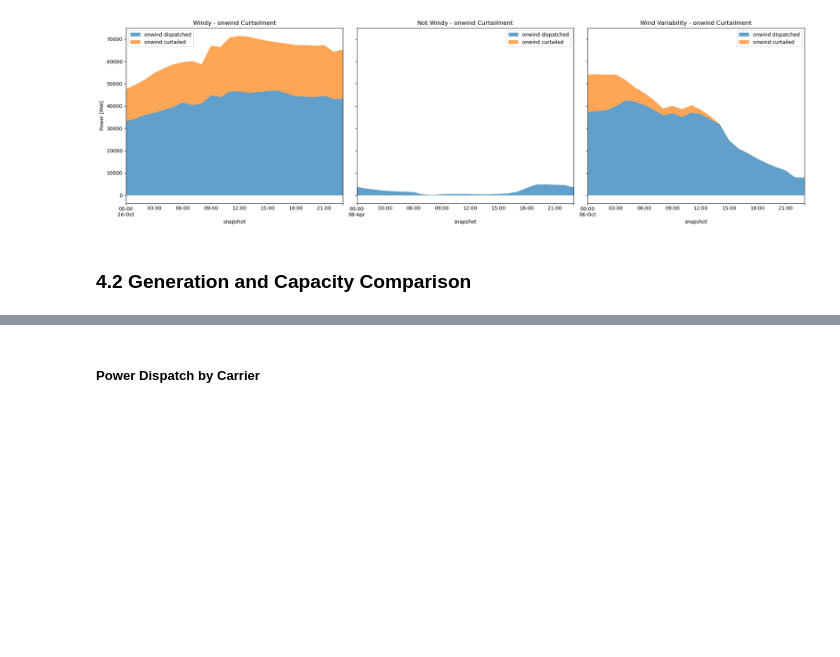
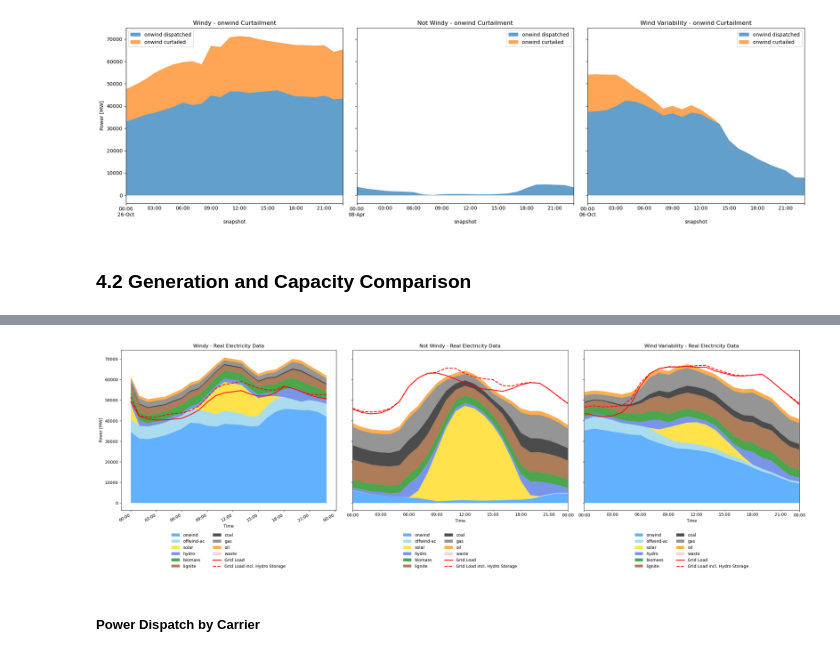
Before and after one commit to Luca2299/pypsa-eur, a Jupyter notebook: notebooks/Comparison_Base.ipynb, the cells around one changed output, grey strips where cells are left out. Saved outputs shown, nothing was run; the diff lists cells and outputs as text; code cells hidden in the pictures; blank space fills up the shorter version.

```diff
--- a/notebooks/Comparison_Base.ipynb
+++ b/notebooks/Comparison_Base.ipynb
@@ -342,2 +415,81 @@ plt.show()
+# %%
+# Plot the combined real-data frames for comparison with the simulation
+fig, axes = plt.subplots(1, 3, figsize=(24, 7), sharey=True)
+
+colors = {
+    # Wind
+    "onwind": "dodgerblue",
+    "offwind-ac": "skyblue",
+    "offwind-float": "steelblue",
+    # Solar
+    "solar": "gold",
+    "solar-hsat": "khaki",
+    # Hydro
+    "hydro": "royalblue",
+    "ror": "lightblue",
+    # Fossil Fuels
+    "lignite": "saddlebrown",
+    "coal": "black",
+    "gas": "dimgray",
+    "oil": "darkorange",
+    "OCGT": "lightgray",
+    "CCGT": "darkgray",
+    # Other
+    "biomass": "green",
+    "waste": "pink",
+    "geothermal": "firebrick",
+    "battery discharge": "purple",
+    "load": "red",
+    "grid load": "blue",
+    "grid load with hydro storage": "dimgray",
+}
+
+cols = [
+    "onwind", "offwind-ac", "offwind-float",
+    "solar", "solar-hsat",
+    "hydro", "ror",
+    "biomass", "geothermal",
+    "lignite", "coal", "gas", "oil", "waste",
+    "OCGT", "CCGT",
+    "battery discharge",
+    "load",
+]
+
+scenario_titles = ["Windy", "Not Windy", "Wind Variability"]
+
+for ax, scenario_title in zip(axes, scenario_titles):
+    df = actual_electricity_data[scenario_title].copy().sort_index()
+
+    if df.index.duplicated().any():
+        df = df.groupby(level=0).mean(numeric_only=True)
+
+    generation_cols = [col for col in cols if col in df.columns]
+    plot_df = df[generation_cols].copy()
+    plot_colors = [colors.get(col, "gray") for col in generation_cols]
+
+    plot_df.plot(kind="area", ax=ax, lw=0, color=plot_colors, alpha=0.7)
+
+    if "grid load" in df.columns:
+        df["grid load"].plot(ax=ax, color="red", lw=2, label="Grid Load")
+    if "grid load with hydro storage" in df.columns:
+        df["grid load with hydro storage"].plot(
+            ax=ax,
+            color="red",
+            lw=2,
+            linestyle="--",
+            label="Grid Load incl. Hydro Storage",
+        )
+
+    ax.set_title(f"{scenario_title} - Real Electricity Data")
+    ax.set_ylabel("Power [MW]")
+    ax.set_xlabel("Time")
+    ax.xaxis.set_major_formatter(plt.matplotlib.dates.DateFormatter("%H:%M"))
+    ax.legend(ncol=2, loc="upper center", bbox_to_anchor=(0.5, -0.12), frameon=False)
+
+plt.tight_layout()
+plt.subplots_adjust(bottom=0.18)
+plt.show()
+# %% [output]
+[figure, added]
 # %% [markdown]
 ##### Power Dispatch by Carrier
```
Also changed, not shown: parts of 7 cells of this notebook, 1 other file.
